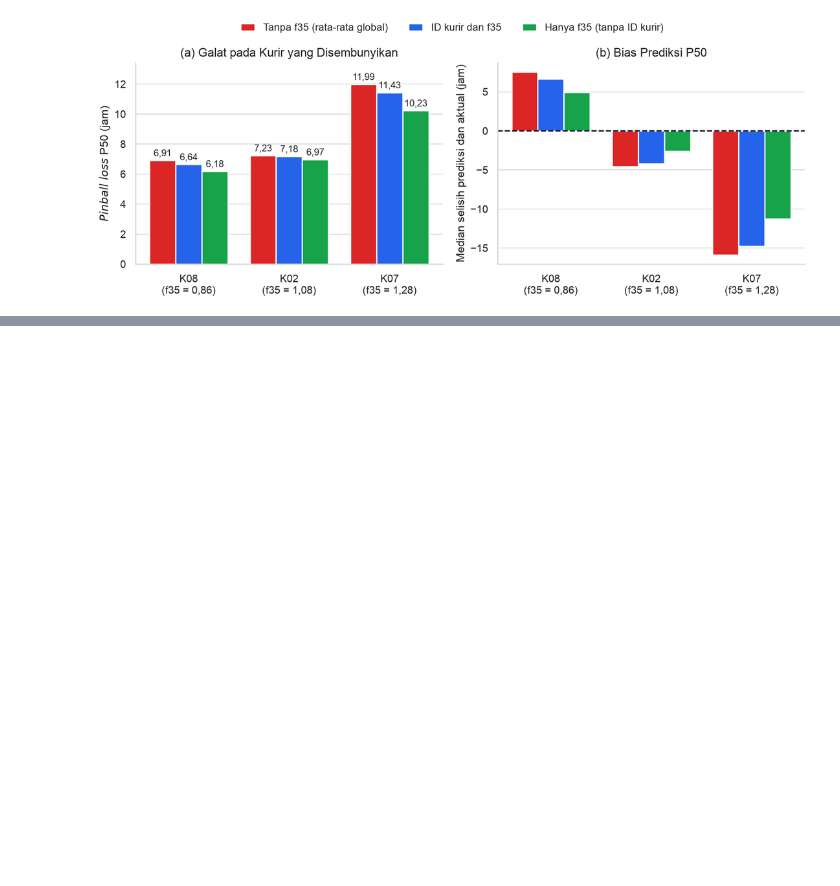
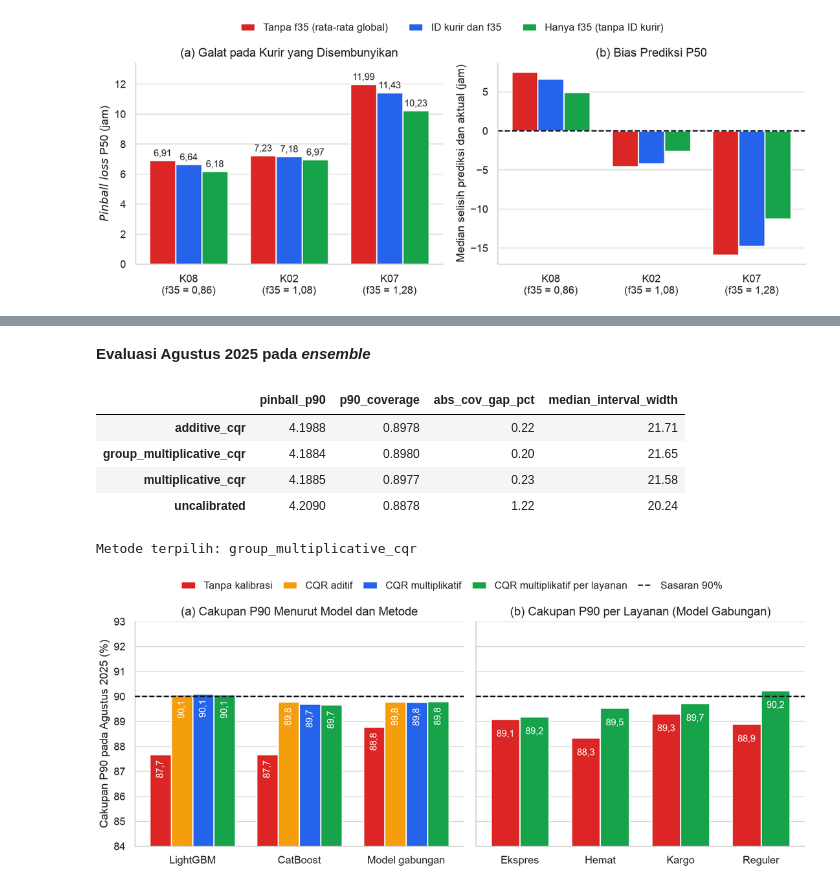
Before and after one commit to Nerodix/uts-ml-2026, a Jupyter notebook: kode/notebooks/tugas1_regresi.ipynb, the cells around one changed output, grey strips where cells are left out. Drawn from its saved outputs; the diff is of its cells as text; code cells hidden in the pictures; blank space fills up the shorter version.

Commit message:
feat(notebook): tambah butir 1e kalibrasi P90 conformal ke notebook Tugas 1

```diff
--- a/kode/notebooks/tugas1_regresi.ipynb
+++ b/kode/notebooks/tugas1_regresi.ipynb
@@ -326,0 +359,16 @@ Baris validasi kurir unseen: 18,534
+# %%
+kalibrasi = baca_hasil("task1_calibration.json")
+kolom = ["pinball_p90", "p90_coverage", "abs_cov_gap_pct", "median_interval_width"]
+display(Markdown("**Evaluasi Agustus 2025 pada *ensemble***"))
+display(tabel_metrik(kalibrasi["per_model_aug_eval"]["ensemble"], kolom))
+print("Metode terpilih:", kalibrasi["final_calibration_params"]["selected_method"])
+tampilkan_gambar(kalibrasi["figure"])
+# %% [output]
+**Evaluasi Agustus 2025 pada *ensemble***
+|  | pinball_p90 | p90_coverage | abs_cov_gap_pct | median_interval_width |
+| additive_cqr | 4.1988 | 0.8978 | 0.22 | 21.71 |
+| group_multiplicative_cqr | 4.1884 | 0.8980 | 0.20 | 21.65 |
+| multiplicative_cqr | 4.1885 | 0.8977 | 0.23 | 21.58 |
+| uncalibrated | 4.2090 | 0.8878 | 1.22 | 20.24 |
+Metode terpilih: group_multiplicative_cqr
+[figure, added]
```
Also changed, not shown: parts of 2 cells of this notebook.
